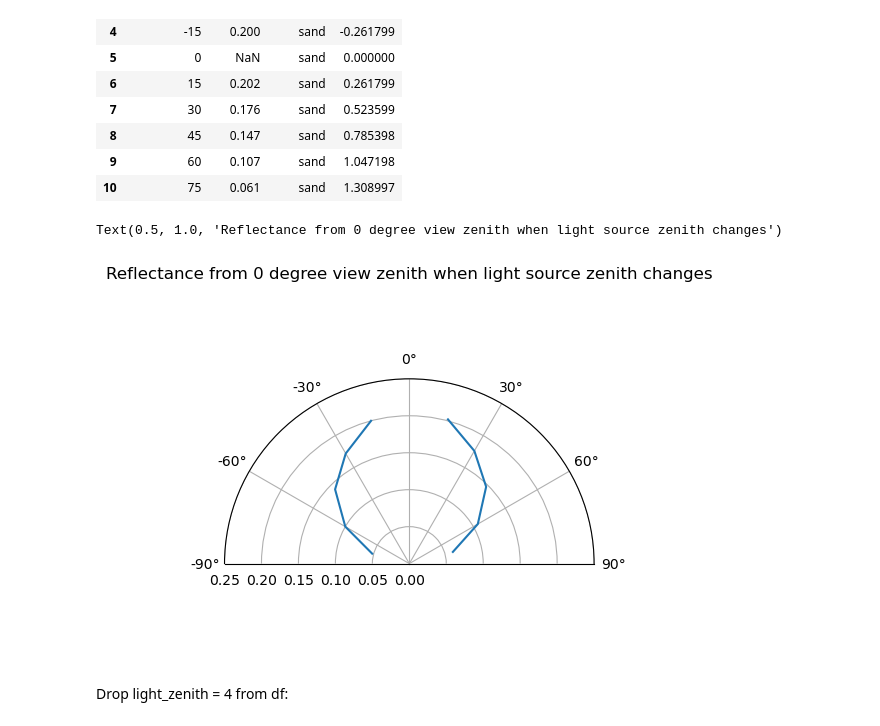
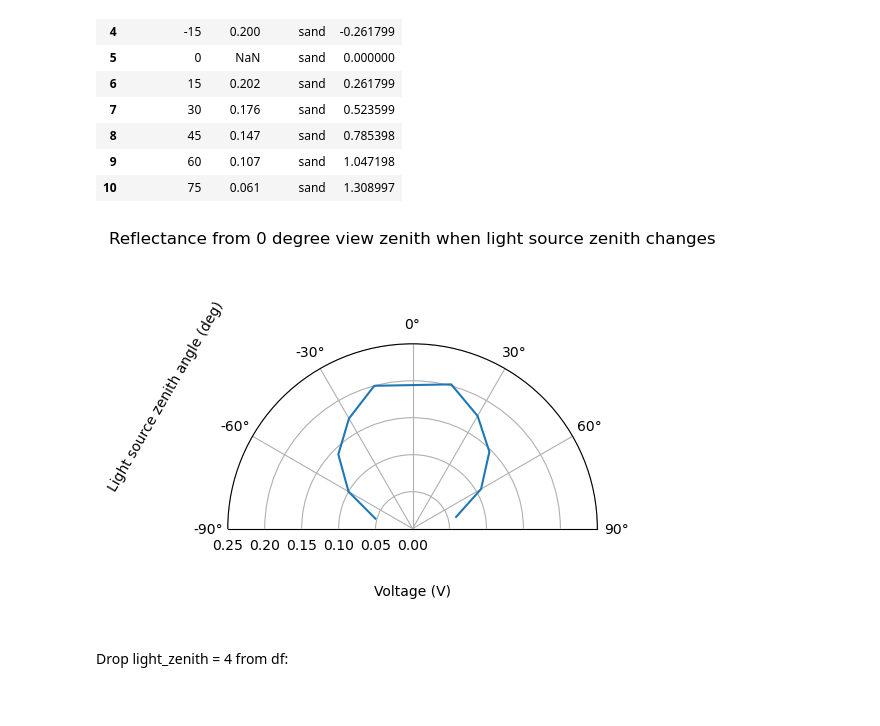
Before and after one commit to e-marshall/optics, a Jupyter notebook: _sources/lab1.ipynb, the cells around one changed output. Cells and saved outputs as stored; diff of their text form; code cells hidden in the pictures.

```diff
--- a/_sources/lab1.ipynb
+++ b/_sources/lab1.ipynb
@@ -181,19 +187,22 @@ table3
 # %%
 fig = plt.figure()
 ax = fig.add_subplot(111, projection="polar")
 max_theta = 90
 min_theta = -90
 ax.set_thetamax(max_theta)
 ax.set_thetamin(min_theta)
 ax.set_theta_zero_location("N")
 ax.set_theta_direction(-1)
 ax.set_rlim(0,0.25)
 
 ax.plot(table3['radians'], table3['voltage']);
 ax.set_title('Reflectance from 0 degree view zenith when light source zenith changes')
+ax.set_xlabel('Voltage (V)')
+ax.set_ylabel('Light source zenith angle (deg)', rotation= 60)
+ax.xaxis.set_label_coords(0.5, 0.1)
+ax.yaxis.set_label_coords(-0.15, 0.6)
 # %% [output]
-Text(0.5, 1.0, 'Reflectance from 0 degree view zenith when light source zenith changes')
-[figure, old version]
+[figure, new version]
 # %%
 table3['cos_theta'] = table3.apply(lambda row: math.cos(row.radians), axis=1)
 # %% [markdown]
```
Also changed, not shown: parts of 8 cells of this notebook, 10 other files.
